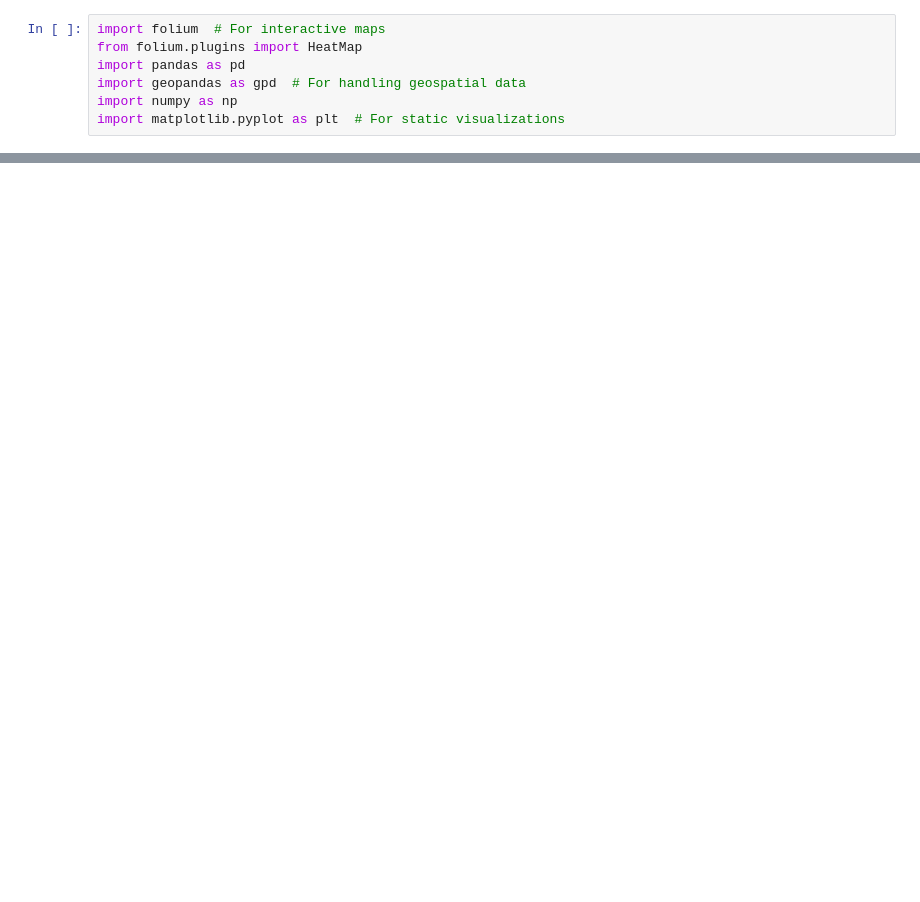
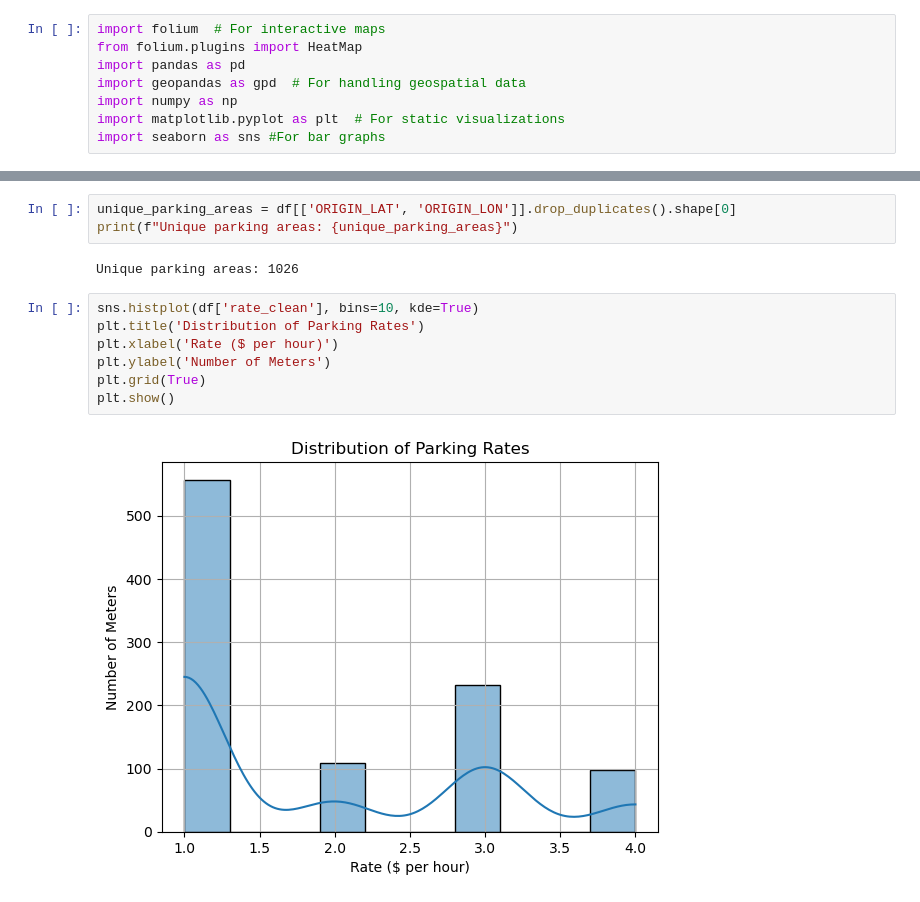
Before and after one commit to Mle50/Final_Report, a Jupyter notebook: Final_Report.ipynb, the cells around one changed output, grey strips where cells are left out. Drawn from its saved outputs; the diff is of its cells as text; blank space fills up the shorter version.

```diff
--- a/Final_Report.ipynb
+++ b/Final_Report.ipynb
@@ -5,6 +5,7 @@ import pandas as pd
 import geopandas as gpd  # For handling geospatial data
 import numpy as np
 import matplotlib.pyplot as plt  # For static visualizations
+import seaborn as sns #For bar graphs
 # %%
 #Load data
 df = pd.read_csv('Pittsburgh_Parking.csv')
@@ -83,3 +84,17 @@ HeatMap(heat_data, min_opacity=0.5, max_zoom=13, radius=15, blur=10).add_to(m)
 m
 # %% [output]
 [interactive output not drawn]
+# %%
+unique_parking_areas = df[['ORIGIN_LAT', 'ORIGIN_LON']].drop_duplicates().shape[0]
+print(f"Unique parking areas: {unique_parking_areas}")
+# %% [output]
+Unique parking areas: 1026
+# %%
+sns.histplot(df['rate_clean'], bins=10, kde=True)
+plt.title('Distribution of Parking Rates')
+plt.xlabel('Rate ($ per hour)')
+plt.ylabel('Number of Meters')
+plt.grid(True)
+plt.show()
+# %% [output]
+[figure, added]
```
Also changed, not shown: parts of 1 cell of this notebook, 1 other file.
